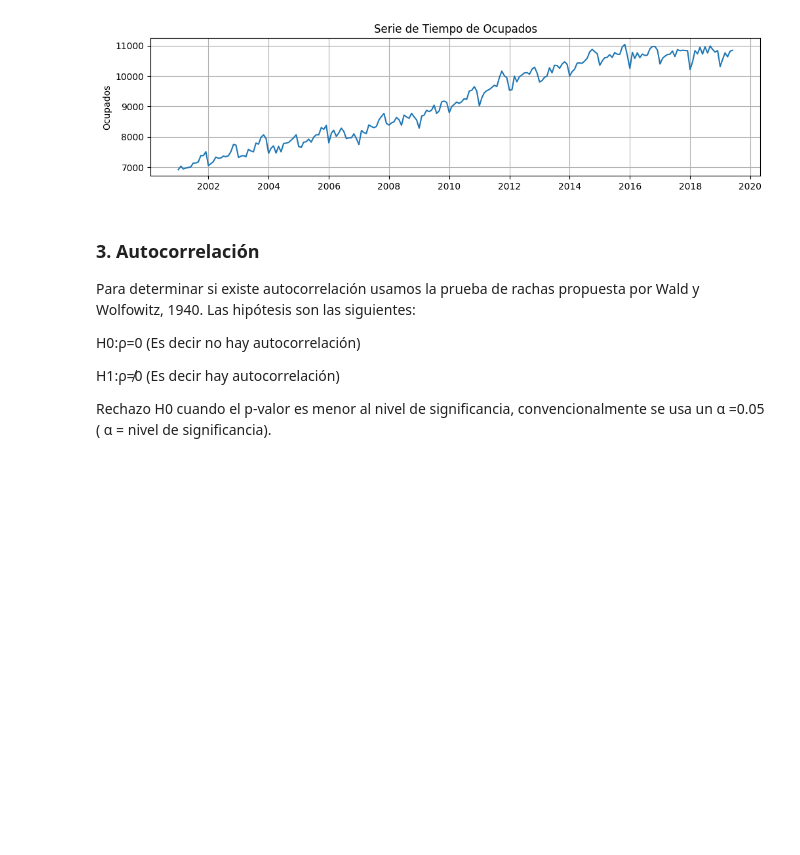
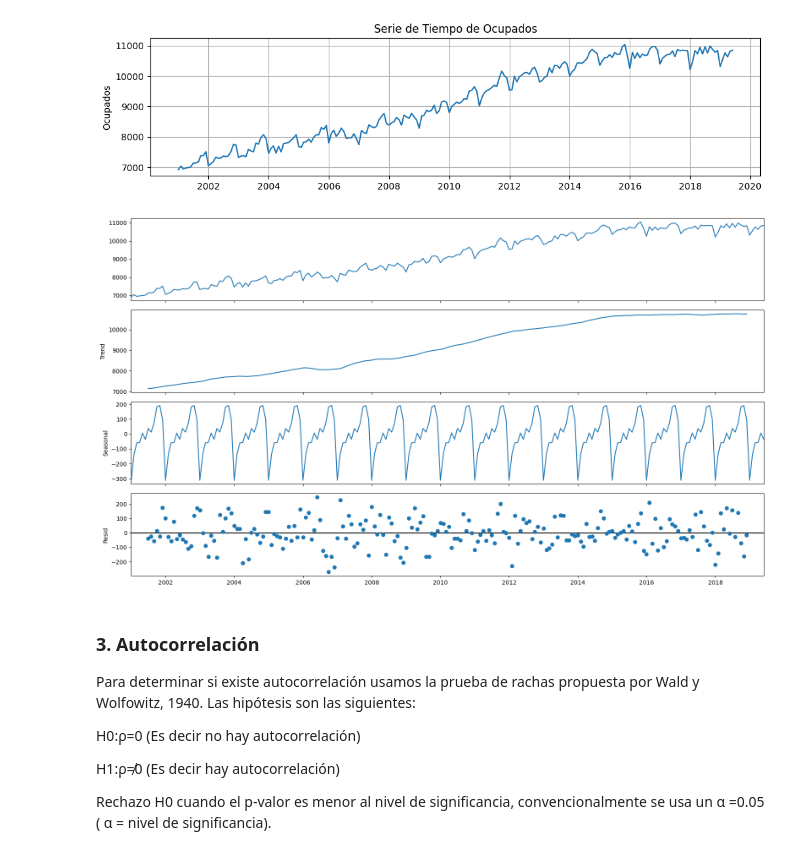
Before and after one commit to JulianEspinosaUrresti/ProyectoI-MIAA-2025, a Jupyter notebook: Taller_2_AAIII.ipynb, the cells around one changed output. Cells and saved outputs as stored; diff of their text form; code cells hidden in the pictures; blank space fills up the shorter version.

```diff
--- a/Taller_2_AAIII.ipynb
+++ b/Taller_2_AAIII.ipynb
@@ -42,6 +70,14 @@ plt.show()
 # %% [output]
 (222, 4)
 [figure]
+# %%
+td_componentes = seasonal_decompose(data[["Ocupados"]],model="additive")
+fig = td_componentes.plot()
+fig.set_size_inches((16, 9))
+fig.tight_layout()
+plt.show()
+# %% [output]
+[figure, added]
 # %% [markdown]
 ### **3. Autocorrelación**
 
```
Also changed, not shown: parts of 40 cells of this notebook.
